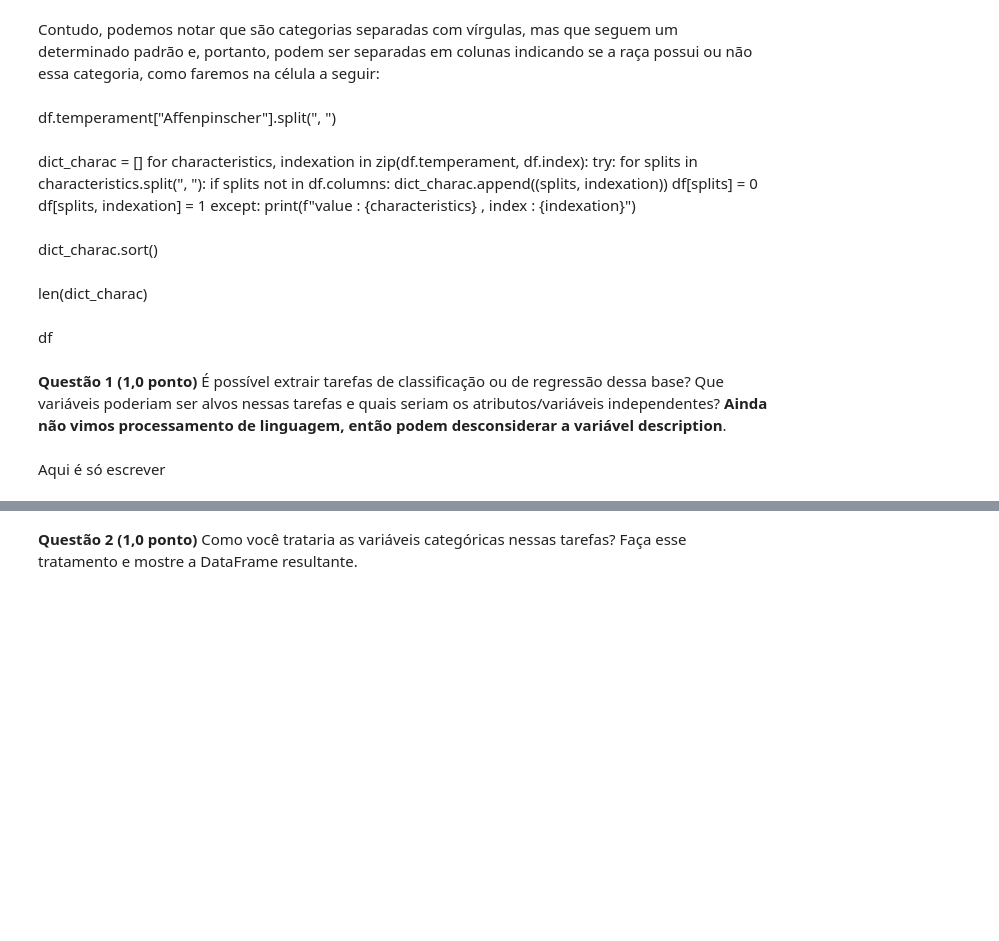
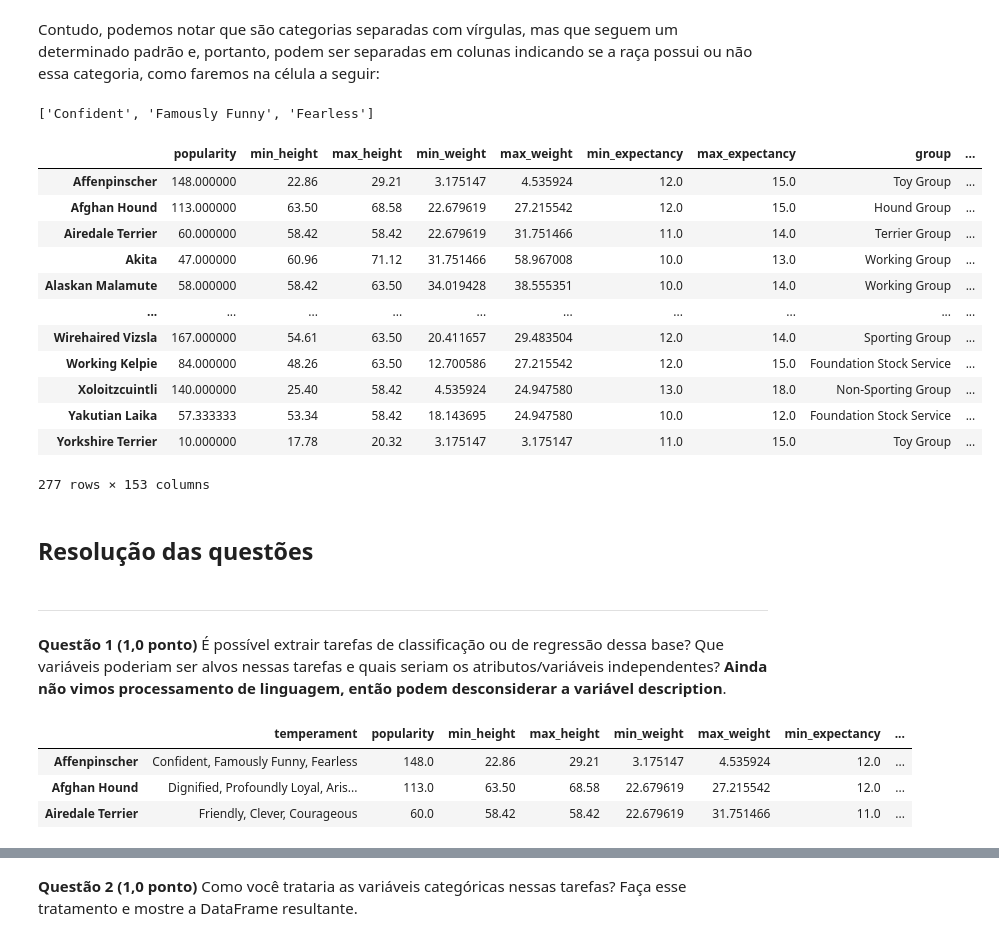
Before and after one commit to ItamarRocha/Machine-Learning-and-Data-Analysis, a Jupyter notebook: practice/courses/Machine-Learning UFPB 2020.1/TEST1/1-prova-2020..ipynb, the cells around one changed output, grey strips where cells are left out. Saved outputs shown, nothing was run; the diff lists cells and outputs as text; code cells hidden in the pictures; blank space fills up the shorter version.

```diff
--- a/practice/courses/Machine-Learning UFPB 2020.1/TEST1/1-prova-2020..ipynb
+++ b/practice/courses/Machine-Learning UFPB 2020.1/TEST1/1-prova-2020..ipynb
@@ -189,21 +272,6 @@ Name: temperament, Length: 277, dtype: object
 # %% [markdown]
 Contudo, podemos notar que são categorias separadas com vírgulas, mas que seguem um determinado padrão e, portanto, podem ser separadas em colunas indicando se a raça possui ou não essa categoria, como faremos na célula  a seguir:
-# %% [markdown]
-df.temperament["Affenpinscher"].split(", ")
-# %% [markdown]
-dict_charac = []
-for characteristics, indexation in zip(df.temperament, df.index):
-    try:
-        for splits in characteristics.split(", "):
-            if splits not in df.columns:
-                dict_charac.append((splits, indexation))
-                df[splits] = 0
-            df[splits, indexation] = 1
-    except:
-        print(f"value : {characteristics} , index : {indexation}")
-# %% [markdown]
-dict_charac.sort()
-# %% [markdown]
-len(dict_charac)
-# %% [markdown]
-df
+# %%
+df2.temperament["Affenpinscher"].split(", ")
+# %% [output]
+['Confident', 'Famously Funny', 'Fearless']
@@ -210,4 +291,29 @@ df
+# %%
+df2
+# %% [output]
+|  | popularity | min_height | max_height | min_weight | max_weight | min_expectancy | max_expectancy | group | ... |
+| Affenpinscher | 148.000000 | 22.86 | 29.21 | 3.175147 | 4.535924 | 12.0 | 15.0 | Toy Group | ... |
+| Afghan Hound | 113.000000 | 63.50 | 68.58 | 22.679619 | 27.215542 | 12.0 | 15.0 | Hound Group | ... |
+| Airedale Terrier | 60.000000 | 58.42 | 58.42 | 22.679619 | 31.751466 | 11.0 | 14.0 | Terrier Group | ... |
+| Akita | 47.000000 | 60.96 | 71.12 | 31.751466 | 58.967008 | 10.0 | 13.0 | Working Group | ... |
+| Alaskan Malamute | 58.000000 | 58.42 | 63.50 | 34.019428 | 38.555351 | 10.0 | 14.0 | Working Group | ... |
+| ... | ... | ... | ... | ... | ... | ... | ... | ... | ... |
+| Wirehaired Vizsla | 167.000000 | 54.61 | 63.50 | 20.411657 | 29.483504 | 12.0 | 14.0 | Sporting Group | ... |
+| Working Kelpie | 84.000000 | 48.26 | 63.50 | 12.700586 | 27.215542 | 12.0 | 15.0 | Foundation Stock Service | ... |
+| Xoloitzcuintli | 140.000000 | 25.40 | 58.42 | 4.535924 | 24.947580 | 13.0 | 18.0 | Non-Sporting Group | ... |
+| Yakutian Laika | 57.333333 | 53.34 | 58.42 | 18.143695 | 24.947580 | 10.0 | 12.0 | Foundation Stock Service | ... |
+| Yorkshire Terrier | 10.000000 | 17.78 | 20.32 | 3.175147 | 3.175147 | 11.0 | 15.0 | Toy Group | ... |
+277 rows × 153 columns
+# %% [markdown]
+## Resolução das questões
+# %% [markdown]
+<hr>
 # %% [markdown]
 **Questão 1 (1,0 ponto)** É possível extrair tarefas de classificação ou de regressão dessa base? Que variáveis poderiam ser alvos nessas tarefas e quais seriam os atributos/variáveis independentes? **Ainda não vimos processamento de linguagem, então podem desconsiderar a variável description**.
-# %% [markdown]
-Aqui é só escrever
+# %%
+df1.head(3)
+# %% [output]
+|  | temperament | popularity | min_height | max_height | min_weight | max_weight | min_expectancy | ... |
+| Affenpinscher | Confident, Famously Funny, Fearless | 148.0 | 22.86 | 29.21 | 3.175147 | 4.535924 | 12.0 | ... |
+| Afghan Hound | Dignified, Profoundly Loyal, Aris... | 113.0 | 63.50 | 68.58 | 22.679619 | 27.215542 | 12.0 | ... |
+| Airedale Terrier | Friendly, Clever, Courageous | 60.0 | 58.42 | 58.42 | 22.679619 | 31.751466 | 11.0 | ... |
```
Also changed, not shown: parts of 73 cells of this notebook.
